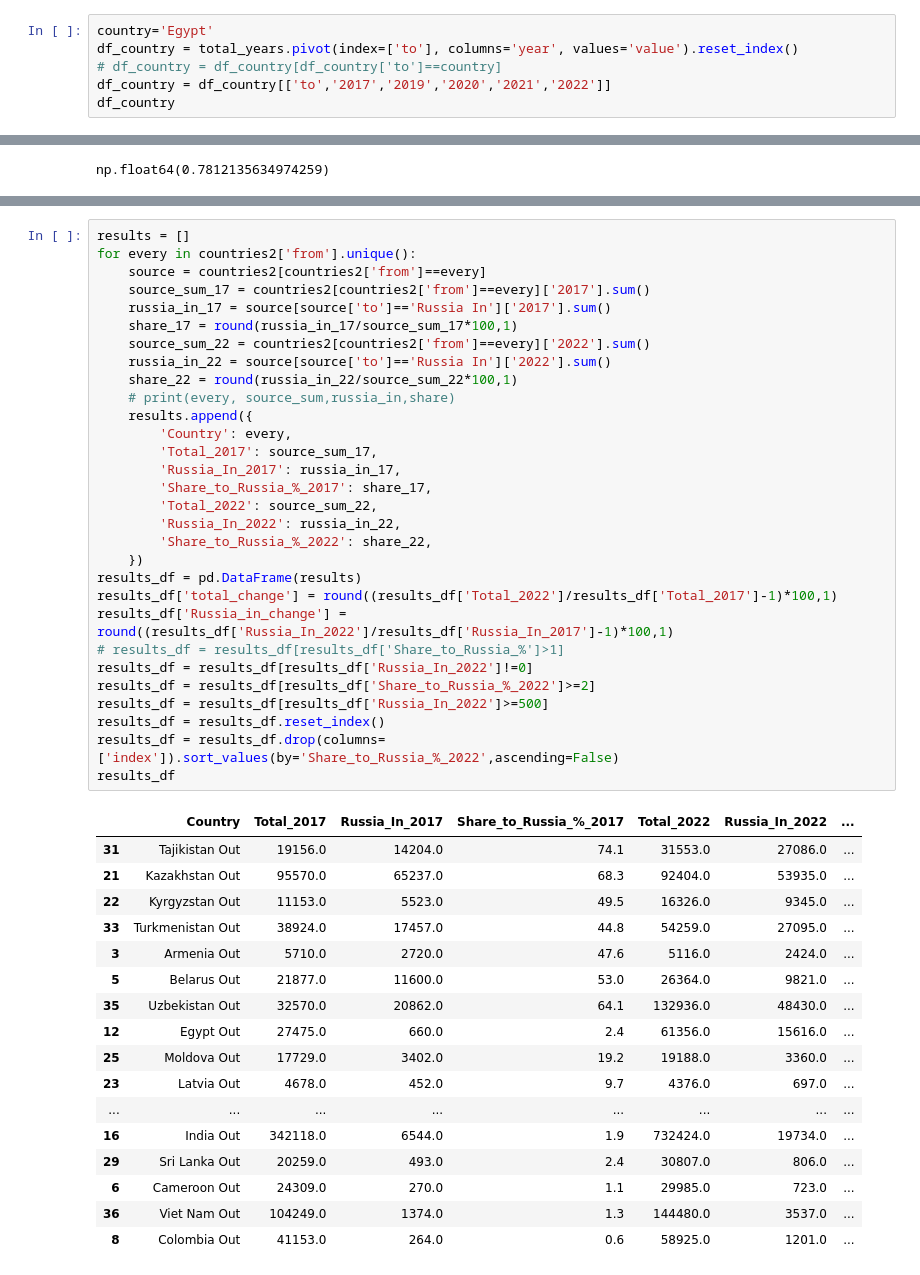
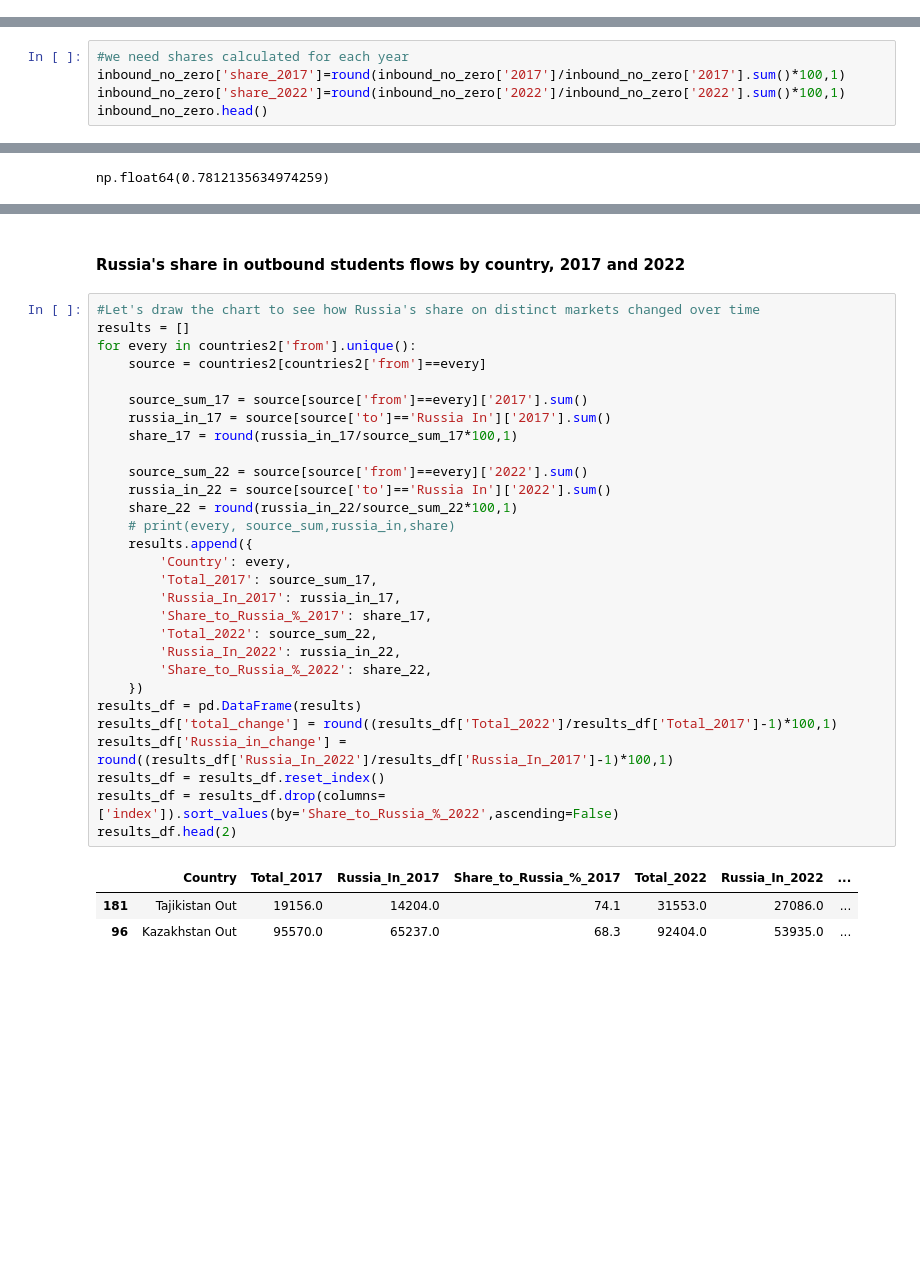
Before and after one commit to YuliyaTorgasheva/students_mobility, a Jupyter notebook: international_students_mob_CA.ipynb, the cells around one changed output, grey strips where cells are left out. Cells and saved outputs as stored; diff of their text form; blank space fills up the shorter version.

```diff
--- a/international_students_mob_CA.ipynb
+++ b/international_students_mob_CA.ipynb
@@ -286,6 +199,0 @@ total_years[total_years['year'].isin(['2017','2022'])]
-# %%
-country='Egypt'
-df_country = total_years.pivot(index=['to'], columns='year', values='value').reset_index()
-# df_country = df_country[df_country['to']==country]
-df_country = df_country[['to','2017','2019','2020','2021','2022']]
-df_country
@@ -557,0 +497,5 @@ fig.show()
+# %%
+#we need shares calculated for each year
+inbound_no_zero['share_2017']=round(inbound_no_zero['2017']/inbound_no_zero['2017'].sum()*100,1)
+inbound_no_zero['share_2022']=round(inbound_no_zero['2022']/inbound_no_zero['2022'].sum()*100,1)
+inbound_no_zero.head()
@@ -999,49 +1032,36 @@ np.float64(0.7812135634974259)
+# %% [markdown]
+<h4>Russia's share in outbound students flows by country, 2017 and 2022</h4>
 # %%
+#Let's draw the chart to see how Russia's share on distinct markets changed over time
 results = []
 for every in countries2['from'].unique():
     source = countries2[countries2['from']==every]
-    source_sum_17 = countries2[countries2['from']==every]['2017'].sum()
+
+    source_sum_17 = source[source['from']==every]['2017'].sum()
     russia_in_17 = source[source['to']=='Russia In']['2017'].sum()
     share_17 = round(russia_in_17/source_sum_17*100,1)
-    source_sum_22 = countries2[countries2['from']==every]['2022'].sum()
+
+    source_sum_22 = source[source['from']==every]['2022'].sum()
     russia_in_22 = source[source['to']=='Russia In']['2022'].sum()
     share_22 = round(russia_in_22/source_sum_22*100,1)
     # print(every, source_sum,russia_in,share)
     results.append({
         'Country': every,
         'Total_2017': source_sum_17,
         'Russia_In_2017': russia_in_17,
         'Share_to_Russia_%_2017': share_17,
         'Total_2022': source_sum_22,
         'Russia_In_2022': russia_in_22,
         'Share_to_Russia_%_2022': share_22,
     })
 results_df = pd.DataFrame(results)
 results_df['total_change'] = round((results_df['Total_2022']/results_df['Total_2017']-1)*100,1)
 results_df['Russia_in_change'] = round((results_df['Russia_In_2022']/results_df['Russia_In_2017']-1)*100,1)
-# results_df = results_df[results_df['Share_to_Russia_%']>1]
-results_df = results_df[results_df['Russia_In_2022']!=0]
-results_df = results_df[results_df['Share_to_Russia_%_2022']>=2]
-results_df = results_df[results_df['Russia_In_2022']>=500]
 results_df = results_df.reset_index()
 results_df = results_df.drop(columns=['index']).sort_values(by='Share_to_Russia_%_2022',ascending=False)
-results_df
+results_df.head(2)
 # %% [output]
 |  | Country | Total_2017 | Russia_In_2017 | Share_to_Russia_%_2017 | Total_2022 | Russia_In_2022 | ... |
-| 31 | Tajikistan Out | 19156.0 | 14204.0 | 74.1 | 31553.0 | 27086.0 | ... |
-| 21 | Kazakhstan Out | 95570.0 | 65237.0 | 68.3 | 92404.0 | 53935.0 | ... |
-| 22 | Kyrgyzstan Out | 11153.0 | 5523.0 | 49.5 | 16326.0 | 9345.0 | ... |
-| 33 | Turkmenistan Out | 38924.0 | 17457.0 | 44.8 | 54259.0 | 27095.0 | ... |
-| 3 | Armenia Out | 5710.0 | 2720.0 | 47.6 | 5116.0 | 2424.0 | ... |
-| 5 | Belarus Out | 21877.0 | 11600.0 | 53.0 | 26364.0 | 9821.0 | ... |
-| 35 | Uzbekistan Out | 32570.0 | 20862.0 | 64.1 | 132936.0 | 48430.0 | ... |
-| 12 | Egypt Out | 27475.0 | 660.0 | 2.4 | 61356.0 | 15616.0 | ... |
-| 25 | Moldova Out | 17729.0 | 3402.0 | 19.2 | 19188.0 | 3360.0 | ... |
-| 23 | Latvia Out | 4678.0 | 452.0 | 9.7 | 4376.0 | 697.0 | ... |
-| ... | ... | ... | ... | ... | ... | ... | ... |
-| 16 | India Out | 342118.0 | 6544.0 | 1.9 | 732424.0 | 19734.0 | ... |
-| 29 | Sri Lanka Out | 20259.0 | 493.0 | 2.4 | 30807.0 | 806.0 | ... |
-| 6 | Cameroon Out | 24309.0 | 270.0 | 1.1 | 29985.0 | 723.0 | ... |
-| 36 | Viet Nam Out | 104249.0 | 1374.0 | 1.3 | 144480.0 | 3537.0 | ... |
-| 8 | Colombia Out | 41153.0 | 264.0 | 0.6 | 58925.0 | 1201.0 | ... |
+| 181 | Tajikistan Out | 19156.0 | 14204.0 | 74.1 | 31553.0 | 27086.0 | ... |
+| 96 | Kazakhstan Out | 95570.0 | 65237.0 | 68.3 | 92404.0 | 53935.0 | ... |
 # %%
```
Also changed, not shown: parts of 78 cells of this notebook.
